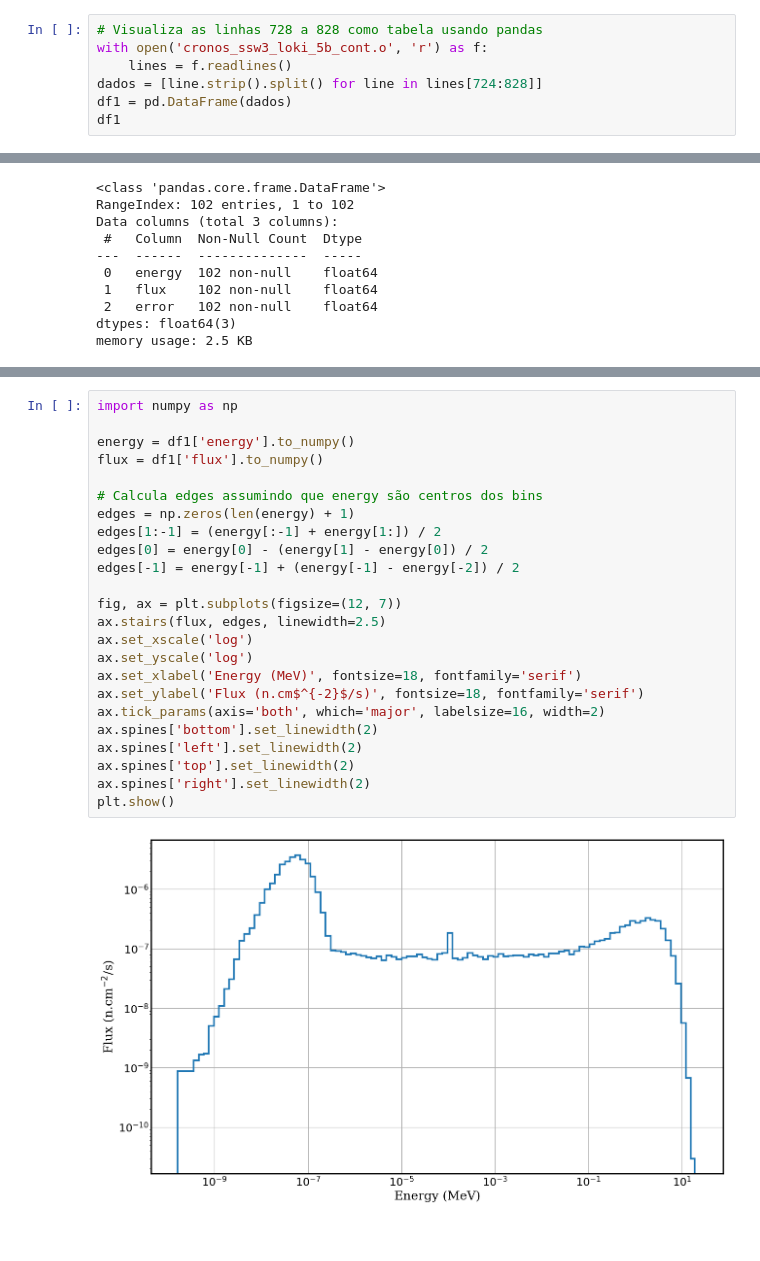
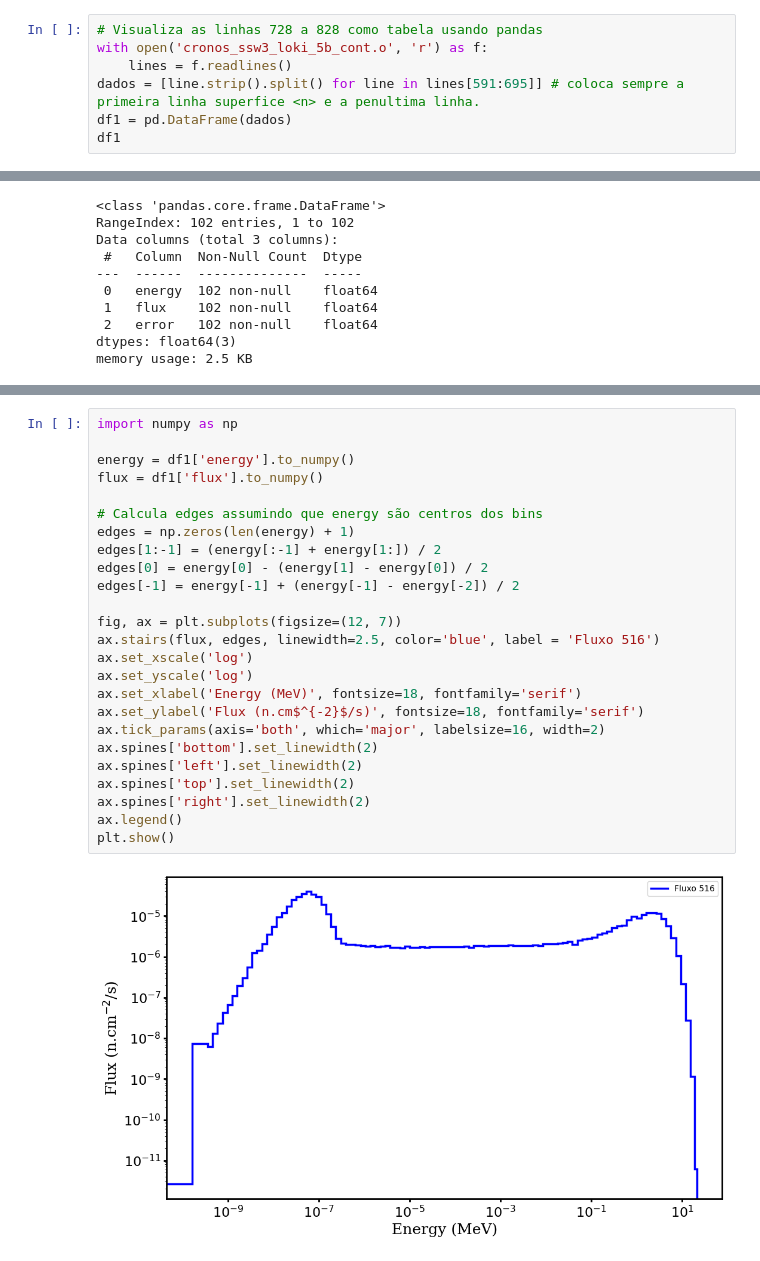
Before and after one commit to Carlos-G-Santos/bh14, a Jupyter notebook: flux.ipynb, the cells around one changed output, grey strips where cells are left out. Drawn from its saved outputs; the diff is of its cells as text.

Commit message:
Plotei os fluxos das sup 517 e 518, fiz alguns comentarios no processo

```diff
--- a/flux.ipynb
+++ b/flux.ipynb
@@ -15,7 +24,7 @@ df.head()
 # Visualiza as linhas 728 a 828 como tabela usando pandas
 with open('cronos_ssw3_loki_5b_cont.o', 'r') as f:
     lines = f.readlines()
-dados = [line.strip().split() for line in lines[724:828]]
+dados = [line.strip().split() for line in lines[591:695]] # coloca sempre a primeira linha superfice <n> e a penultima linha.
 df1 = pd.DataFrame(dados)
 df1
 # %% [output]
@@ -71,26 +80,27 @@ ax.spines['right'].set_linewidth(2)
 # %%
 import numpy as np
 
 energy = df1['energy'].to_numpy()
 flux = df1['flux'].to_numpy()
 
 # Calcula edges assumindo que energy são centros dos bins
 edges = np.zeros(len(energy) + 1)
 edges[1:-1] = (energy[:-1] + energy[1:]) / 2
 edges[0] = energy[0] - (energy[1] - energy[0]) / 2
 edges[-1] = energy[-1] + (energy[-1] - energy[-2]) / 2
 
 fig, ax = plt.subplots(figsize=(12, 7))
-ax.stairs(flux, edges, linewidth=2.5)
+ax.stairs(flux, edges, linewidth=2.5, color='blue', label = 'Fluxo 516')
 ax.set_xscale('log')
 ax.set_yscale('log')
 ax.set_xlabel('Energy (MeV)', fontsize=18, fontfamily='serif')
 ax.set_ylabel('Flux (n.cm$^{-2}$/s)', fontsize=18, fontfamily='serif')
 ax.tick_params(axis='both', which='major', labelsize=16, width=2)
 ax.spines['bottom'].set_linewidth(2)
 ax.spines['left'].set_linewidth(2)
 ax.spines['top'].set_linewidth(2)
 ax.spines['right'].set_linewidth(2)
+ax.legend()
 plt.show()
 # %% [output]
-[figure, old version]
+[figure, new version]
```
Also changed, not shown: parts of 11 cells of this notebook.
